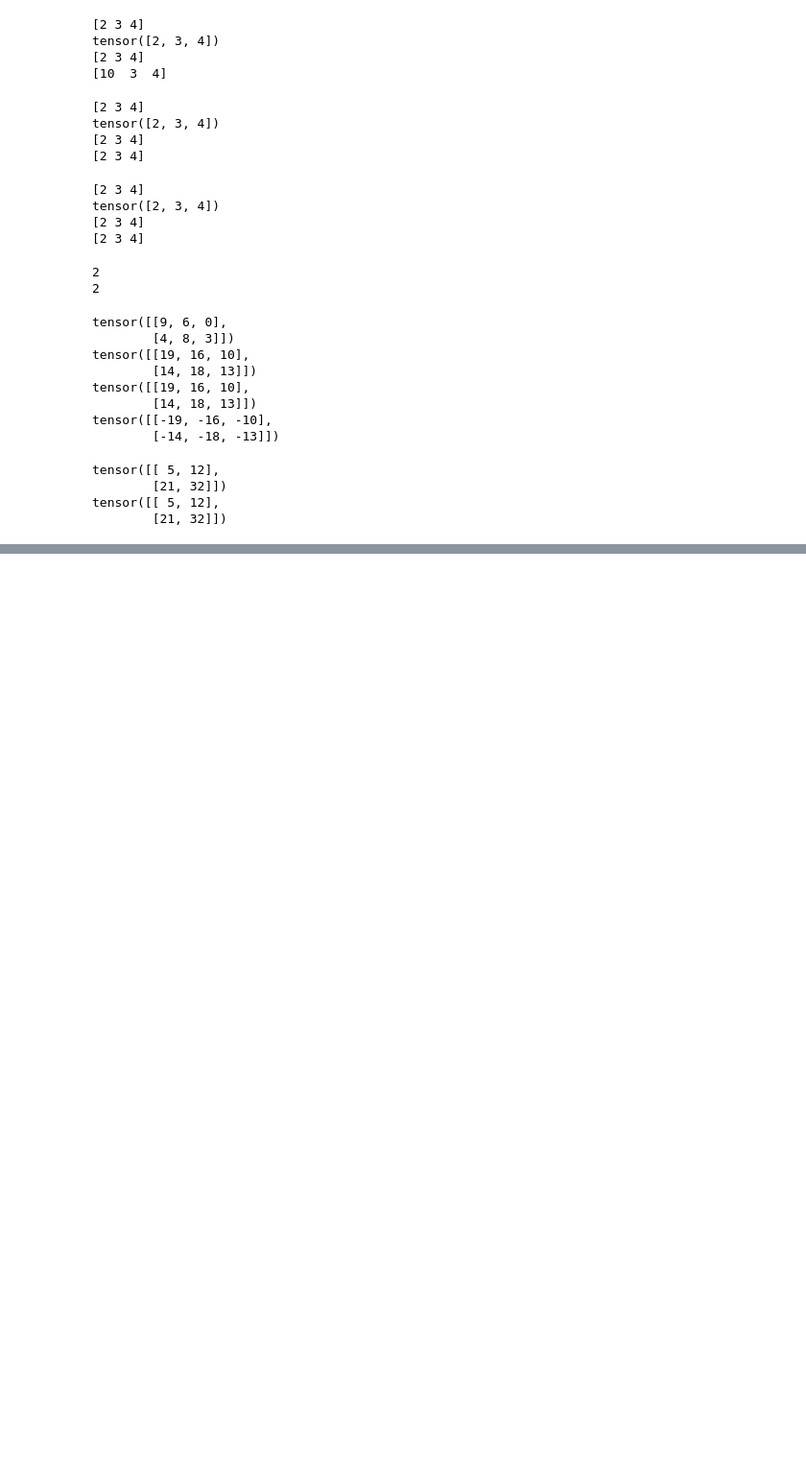
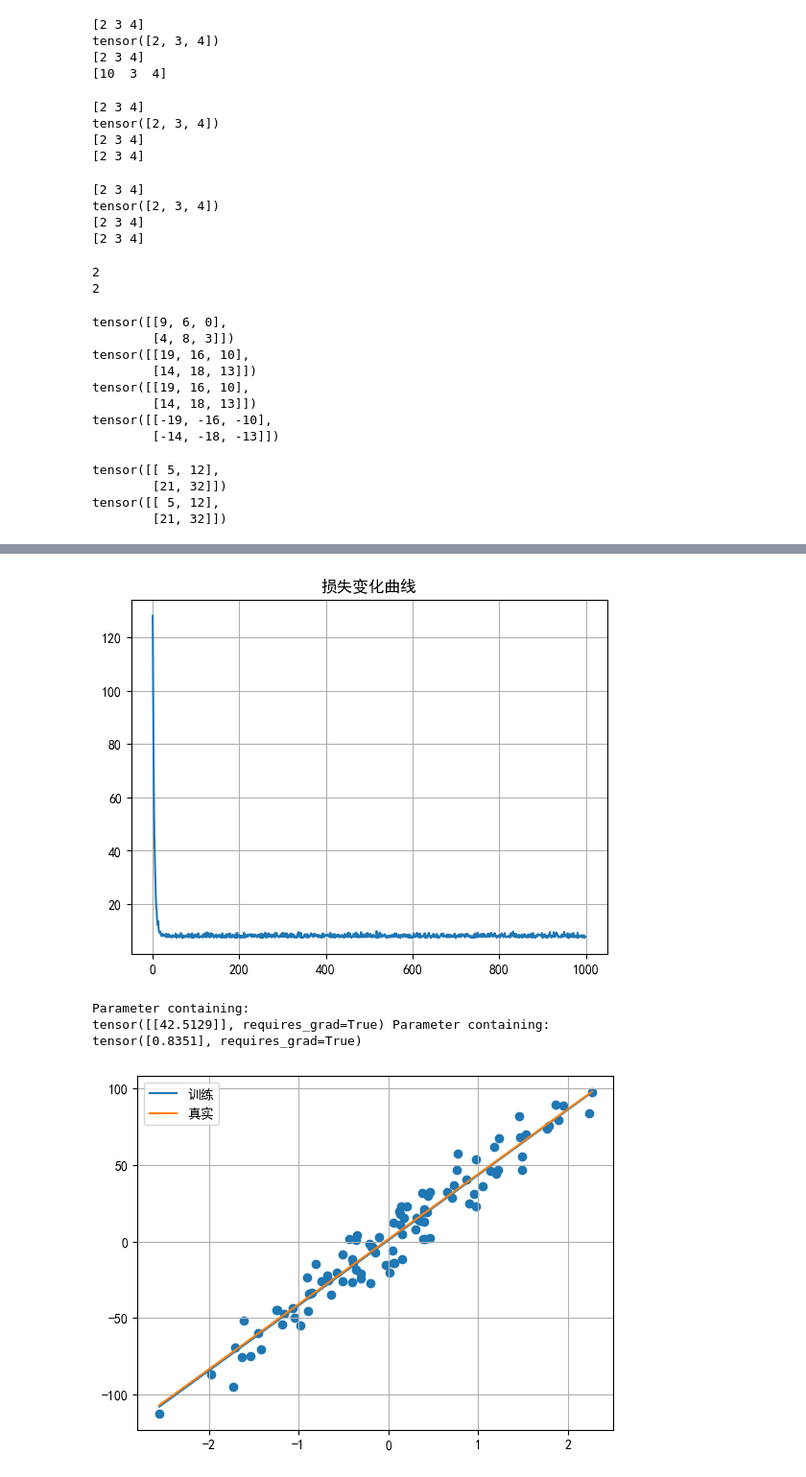
Before and after one commit to cnscottluo/hf-quick, a Jupyter notebook: pytorch/pytorch.ipynb, the cells around one changed output, grey strips where cells are left out. Shown at 96% size. Saved outputs shown, nothing was run; the diff lists cells and outputs as text; code cells hidden in the pictures; blank space fills up the shorter version.

```diff
--- a/pytorch/pytorch.ipynb
+++ b/pytorch/pytorch.ipynb
@@ -282,0 +650,60 @@ tensor([[ 5, 12],
+# %%
+x, y, coef = create_dataset()
+dataset = TensorDataset(x, y)  # 构造数据集对象
+dataloader = DataLoader(dataset, batch_size=16, shuffle=True)  # 数据加载器
+
+# 构造线性回归模型
+model = nn.Linear(1, 1)
+# 构造平方损失函数
+criterion = nn.MSELoss()
+# 构造优化器函数
+optimizer = optim.SGD(model.parameters(), lr=1e-2)
+
+# 训练模型
+epochs = 1000  # 训练次数
+loss_eposh = []
+total_loss = 0.0
+train_sample = 0.0
+
+for _ in range(epochs):
+    for train_x, train_y in dataloader:
+        # 将一个batch的训练数据放入模型中
+        y_pred = model(train_x.type(torch.float32))
+        # 计算损失值
+        loss = criterion(y_pred, train_y.reshape(-1, 1).type(torch.float32))
+        total_loss += loss.item()
+        train_sample += len(train_y)
+        optimizer.zero_grad()  # 梯度清零
+        # 计算损失
+        loss.backward()  # 反向传播
+        optimizer.step()  # 更新参数
+    # 计算每个batch的平均损失
+    loss_eposh.append(total_loss/train_sample)
+    total_loss = 0.0
+    train_sample = 0.0
+
+# 绘制损失变化曲线
+plt.plot(range(epochs), loss_eposh)
+plt.title('损失变化曲线')
+plt.grid()
+plt.show()
+
+# 绘制数据的真实线性回归结果
+plt.scatter(x, y)  # 绘制散点图
+# 生成从x最小值到x最大值的1000个数据
+x = torch.linspace(x.min(), x.max(), 1000)
+# 计算线性回归值
+y1 = torch.tensor([v * model.weight + model.bias for v in x])
+y2 = torch.tensor([v * coef + 1.5 for v in x])
+plt.plot(x, y1, label="训练")
+plt.plot(x, y2, label="真实")
+print(model.weight, model.bias)
+plt.grid()
+plt.legend()
+plt.show()
+# %% [output]
+[figure, added]
+Parameter containing:
+tensor([[42.5129]], requires_grad=True) Parameter containing:
+tensor([0.8351], requires_grad=True)
+[figure, added]
```
Also changed, not shown: parts of 16 cells of this notebook.
